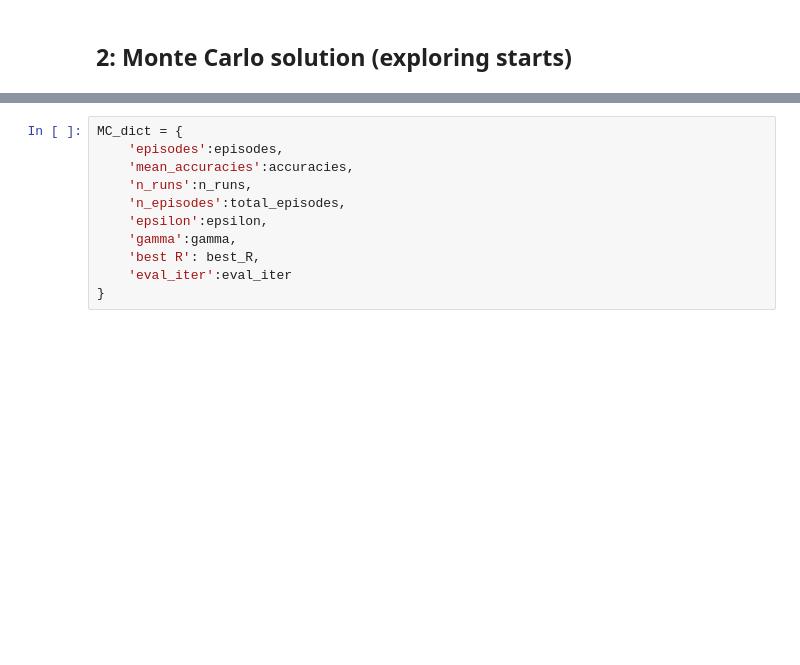
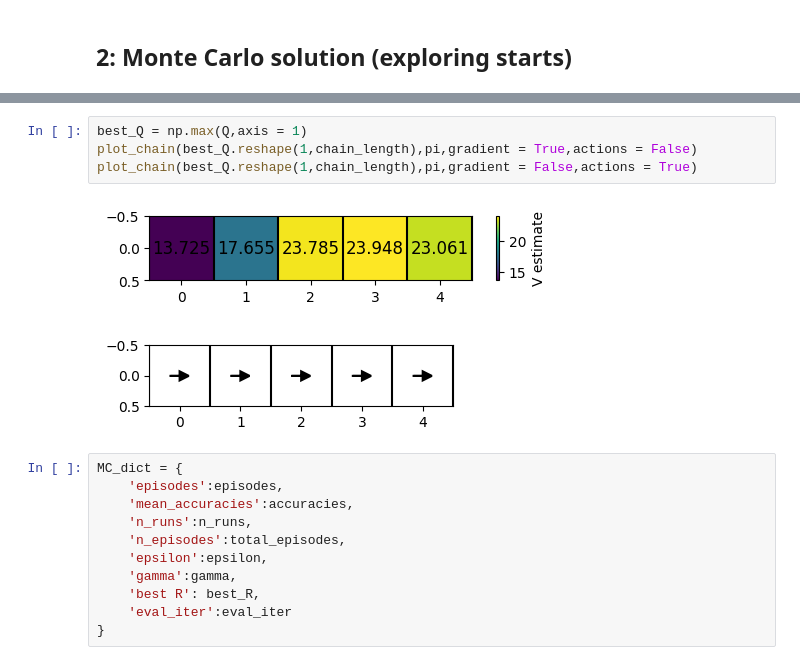
Before and after one commit to LucaBrocco/ITIProject, a Jupyter notebook: The Chain Problem.ipynb, the cells around one changed output, grey strips where cells are left out. Cells and saved outputs as stored; diff of their text form; blank space fills up the shorter version.

Commit message:
chain finished

```diff
--- a/The Chain Problem.ipynb
+++ b/The Chain Problem.ipynb
@@ -308,3 +308,10 @@ plt.show()
+# %%
+best_Q = np.max(Q,axis = 1)
+plot_chain(best_Q.reshape(1,chain_length),pi,gradient = True,actions = False)
+plot_chain(best_Q.reshape(1,chain_length),pi,gradient = False,actions = True)
+# %% [output]
+[figure, added]
+[figure, added]
 # %%
 MC_dict = {
     'episodes':episodes,
```
Also changed, not shown: parts of 23 cells of this notebook, 9 other files.
